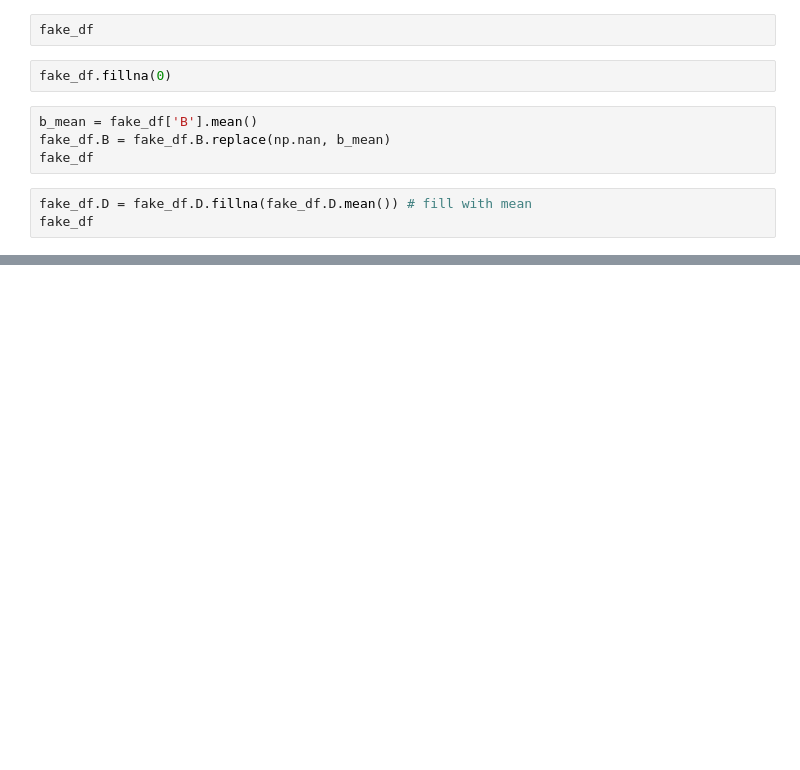
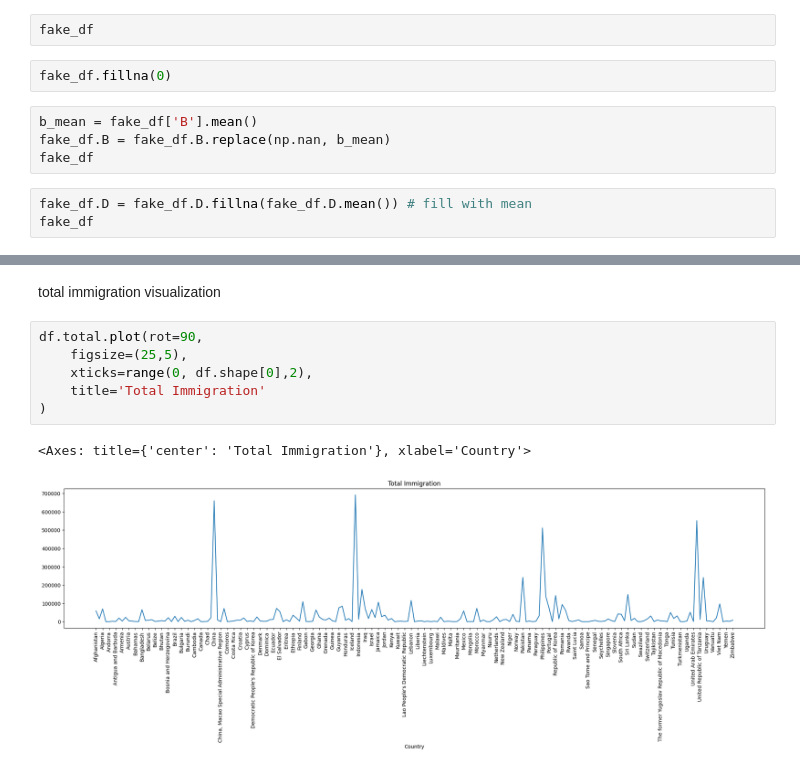
Before and after one commit to zaid-kamil/2024-MAY-PY-930-MWTF, a Jupyter notebook: data analysis/pandas.ipynb, the cells around one changed output, grey strips where cells are left out. Saved outputs shown, nothing was run; the diff lists cells and outputs as text; blank space fills up the shorter version.

```diff
--- a/data analysis/pandas.ipynb
+++ b/data analysis/pandas.ipynb
@@ -239,0 +358,11 @@ fake_df
+# %% [markdown]
+total immigration visualization
+# %%
+df.total.plot(rot=90,
+    figsize=(25,5),
+    xticks=range(0, df.shape[0],2),
+    title='Total Immigration'
+)
+# %% [output]
+<Axes: title={'center': 'Total Immigration'}, xlabel='Country'>
+[figure, added]
```
Also changed, not shown: parts of 25 cells of this notebook, 1 other file.
